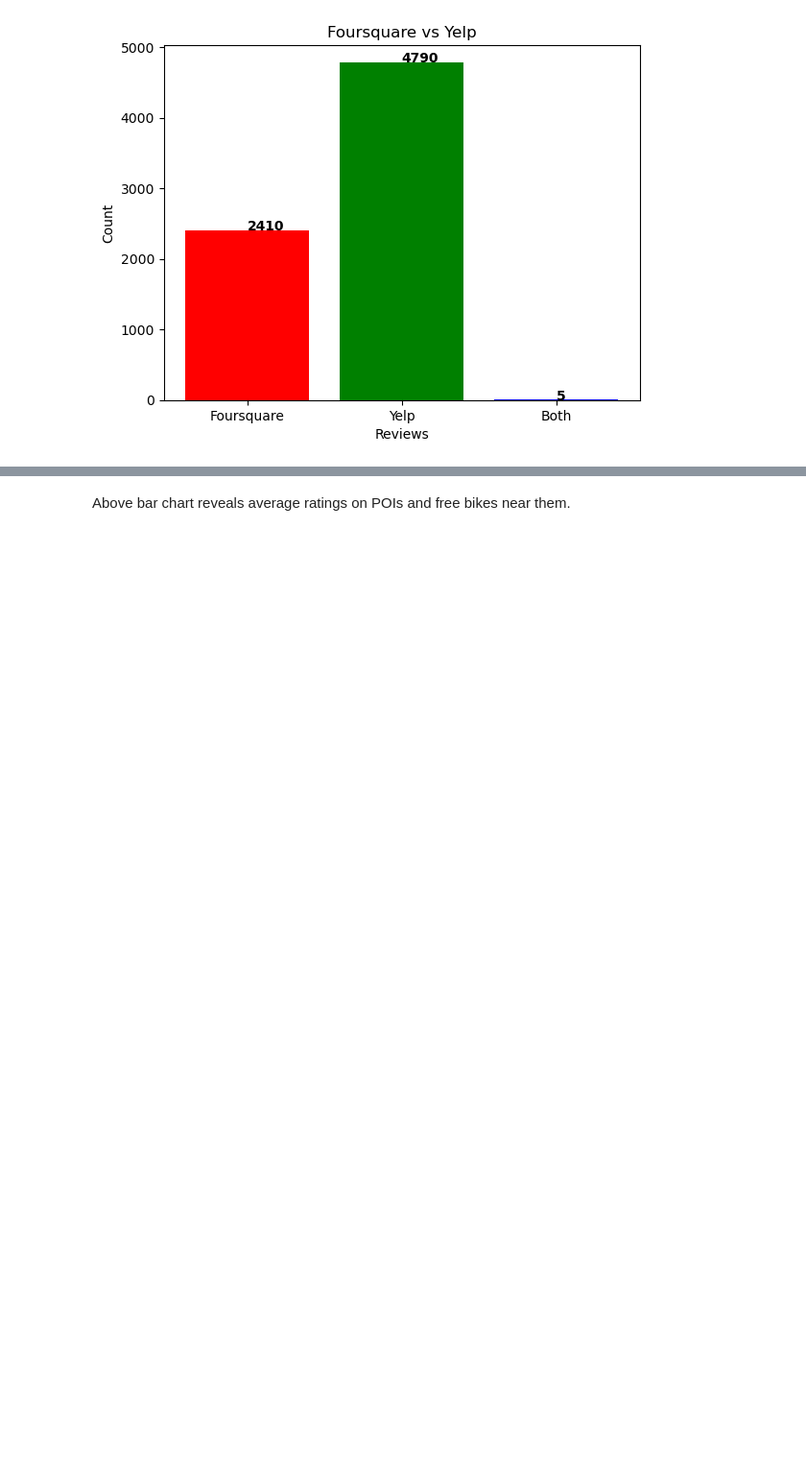
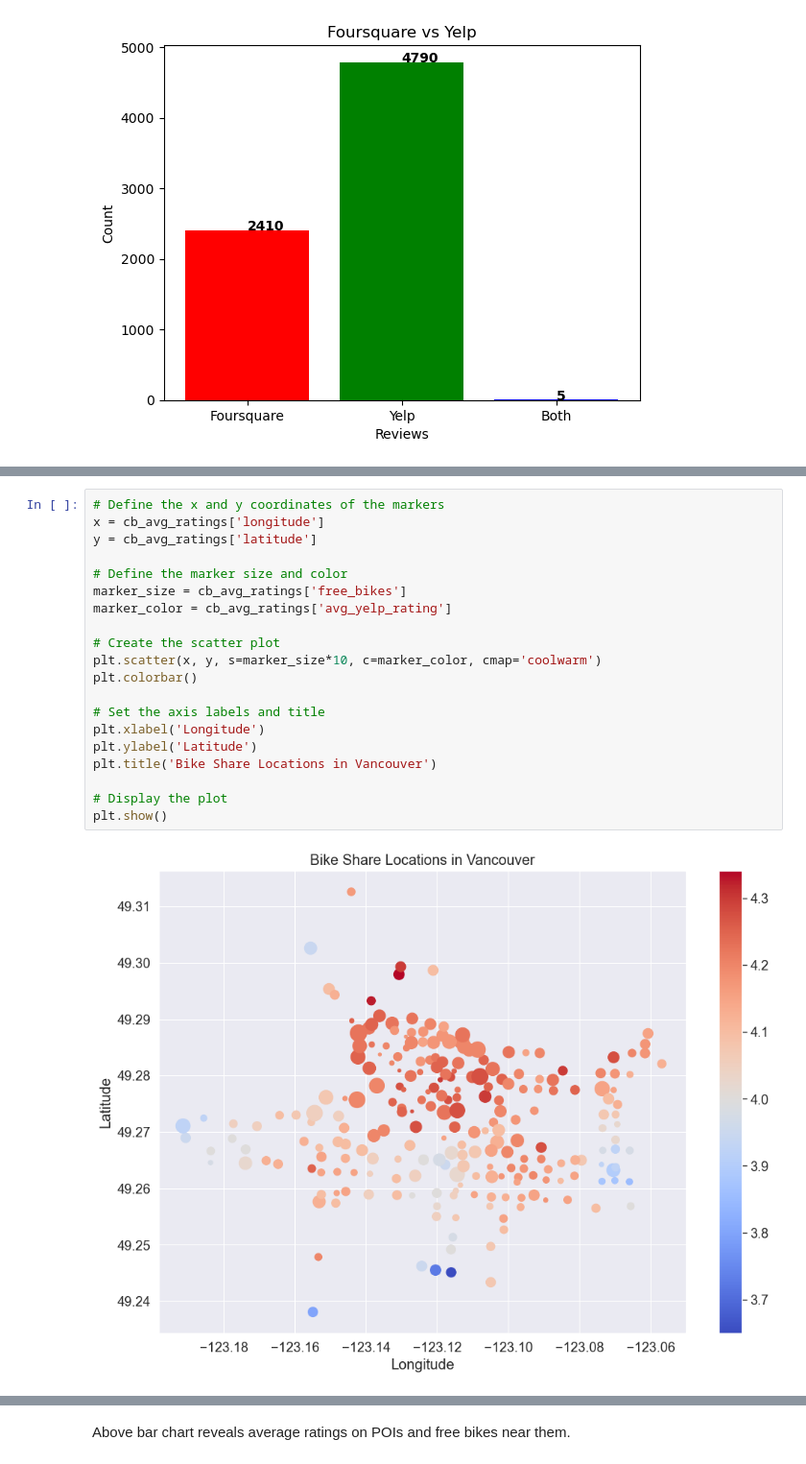
Before and after one commit to MillanAir/Statistical-Modelling-lhl, a Jupyter notebook: notebooks/joining_data.ipynb, the cells around one changed output, grey strips where cells are left out. Shown at 96% size. Cells and saved outputs as stored; diff of their text form; blank space fills up the shorter version.

```diff
--- a/notebooks/joining_data.ipynb
+++ b/notebooks/joining_data.ipynb
@@ -207,0 +208,22 @@ plt.show()
+# %%
+# Define the x and y coordinates of the markers
+x = cb_avg_ratings['longitude']
+y = cb_avg_ratings['latitude']
+
+# Define the marker size and color
+marker_size = cb_avg_ratings['free_bikes']
+marker_color = cb_avg_ratings['avg_yelp_rating']
+
+# Create the scatter plot
+plt.scatter(x, y, s=marker_size*10, c=marker_color, cmap='coolwarm')
+plt.colorbar()
+
+# Set the axis labels and title
+plt.xlabel('Longitude')
+plt.ylabel('Latitude')
+plt.title('Bike Share Locations in Vancouver')
+
+# Display the plot
+plt.show()
+# %% [output]
+[figure, added]
```
Also changed, not shown: parts of 4 cells of this notebook.
